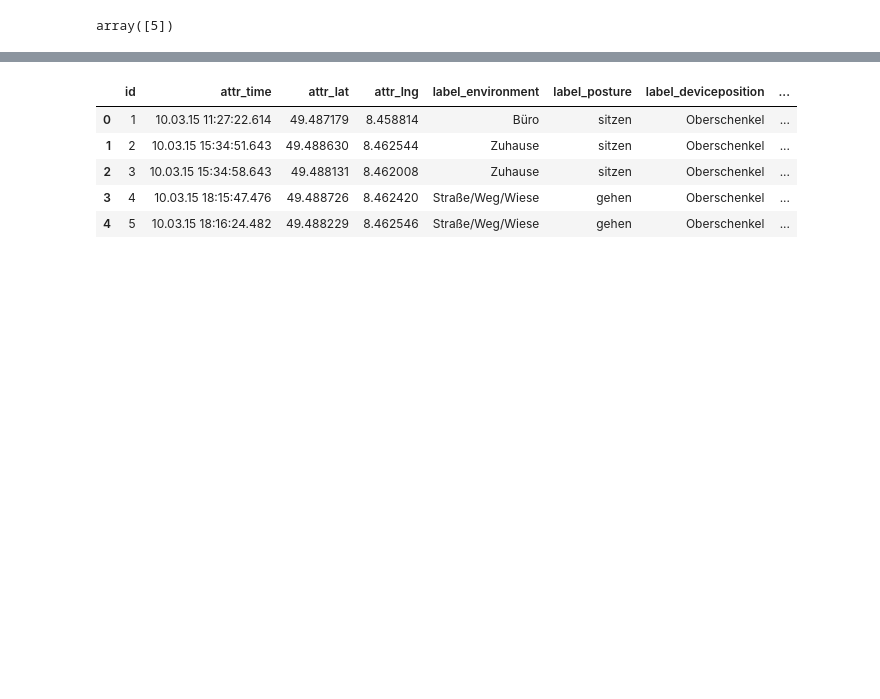
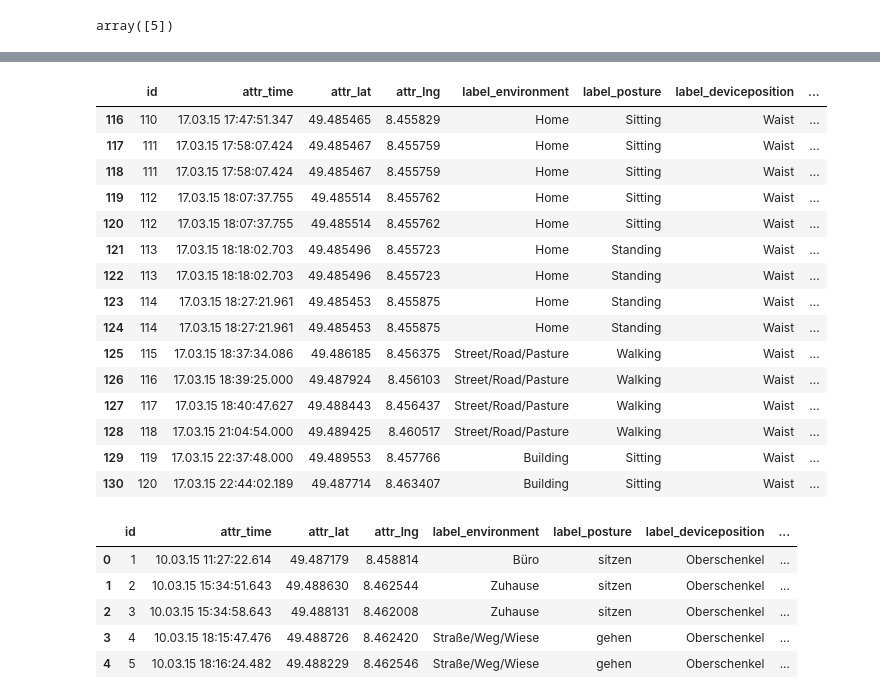
Before and after one commit to michael172849/RL_project, a Jupyter notebook: src/mannheim_preprocessing.ipynb, the cells around one changed output, grey strips where cells are left out. Saved outputs shown, nothing was run; the diff lists cells and outputs as text; code cells hidden in the pictures; blank space fills up the shorter version.

```diff
--- a/mannheim_preprocessing.ipynb
+++ b/src/mannheim_preprocessing.ipynb
@@ -3,6 +3,6 @@ import pandas as pd
 # %%
 DATA_PATH_SUB = []
 for i in range(1, 8):
-    DATA_PATH_SUB.append("./dailylog2016_dataset/subject" + str(i) + "/data/")
+    DATA_PATH_SUB.append("./data/dailylog2016_dataset/subject" + str(i) + "/data/")
 # %%
 subject1_activity_df = pd.read_csv(DATA_PATH_SUB[0] + "activity.csv")
@@ -31,4 +15,4 @@ subject1_activity_df.subjectID.unique()
 # %% [output]
 array([5])
 # %%
-subject1_gps_df = pd.read_csv(DATA_PATH_SUB[0] + "gps_csv/SensorGPSData_labeled_day1.csv")
+gps_df = pd.read_csv(DATA_PATH_SUB[0] + "gps_csv/SensorGPSData_labeled_day1.csv")
@@ -55,3 +39,22 @@ subject1_gps_df.head(20)
+# %%
+gps_df[-15:]
+# %% [output]
+|  | id | attr_time | attr_lat | attr_lng | label_environment | label_posture | label_deviceposition | ... |
+| 116 | 110 | 17.03.15 17:47:51.347 | 49.485465 | 8.455829 | Home | Sitting | Waist | ... |
+| 117 | 111 | 17.03.15 17:58:07.424 | 49.485467 | 8.455759 | Home | Sitting | Waist | ... |
+| 118 | 111 | 17.03.15 17:58:07.424 | 49.485467 | 8.455759 | Home | Sitting | Waist | ... |
+| 119 | 112 | 17.03.15 18:07:37.755 | 49.485514 | 8.455762 | Home | Sitting | Waist | ... |
+| 120 | 112 | 17.03.15 18:07:37.755 | 49.485514 | 8.455762 | Home | Sitting | Waist | ... |
+| 121 | 113 | 17.03.15 18:18:02.703 | 49.485496 | 8.455723 | Home | Standing | Waist | ... |
+| 122 | 113 | 17.03.15 18:18:02.703 | 49.485496 | 8.455723 | Home | Standing | Waist | ... |
+| 123 | 114 | 17.03.15 18:27:21.961 | 49.485453 | 8.455875 | Home | Standing | Waist | ... |
+| 124 | 114 | 17.03.15 18:27:21.961 | 49.485453 | 8.455875 | Home | Standing | Waist | ... |
+| 125 | 115 | 17.03.15 18:37:34.086 | 49.486185 | 8.456375 | Street/Road/Pasture | Walking | Waist | ... |
+| 126 | 116 | 17.03.15 18:39:25.000 | 49.487924 | 8.456103 | Street/Road/Pasture | Walking | Waist | ... |
+| 127 | 117 | 17.03.15 18:40:47.627 | 49.488443 | 8.456437 | Street/Road/Pasture | Walking | Waist | ... |
+| 128 | 118 | 17.03.15 21:04:54.000 | 49.489425 | 8.460517 | Street/Road/Pasture | Walking | Waist | ... |
+| 129 | 119 | 17.03.15 22:37:48.000 | 49.489553 | 8.457766 | Building | Sitting | Waist | ... |
+| 130 | 120 | 17.03.15 22:44:02.189 | 49.487714 | 8.463407 | Building | Sitting | Waist | ... |
 # %%
 subject4_gps_df = pd.read_csv(DATA_PATH_SUB[3] + "gps_csv/SensorGPSData_labeled_day1.csv")
 # %%
```
Also changed, not shown: parts of 4 cells of this notebook, 7 other files.
